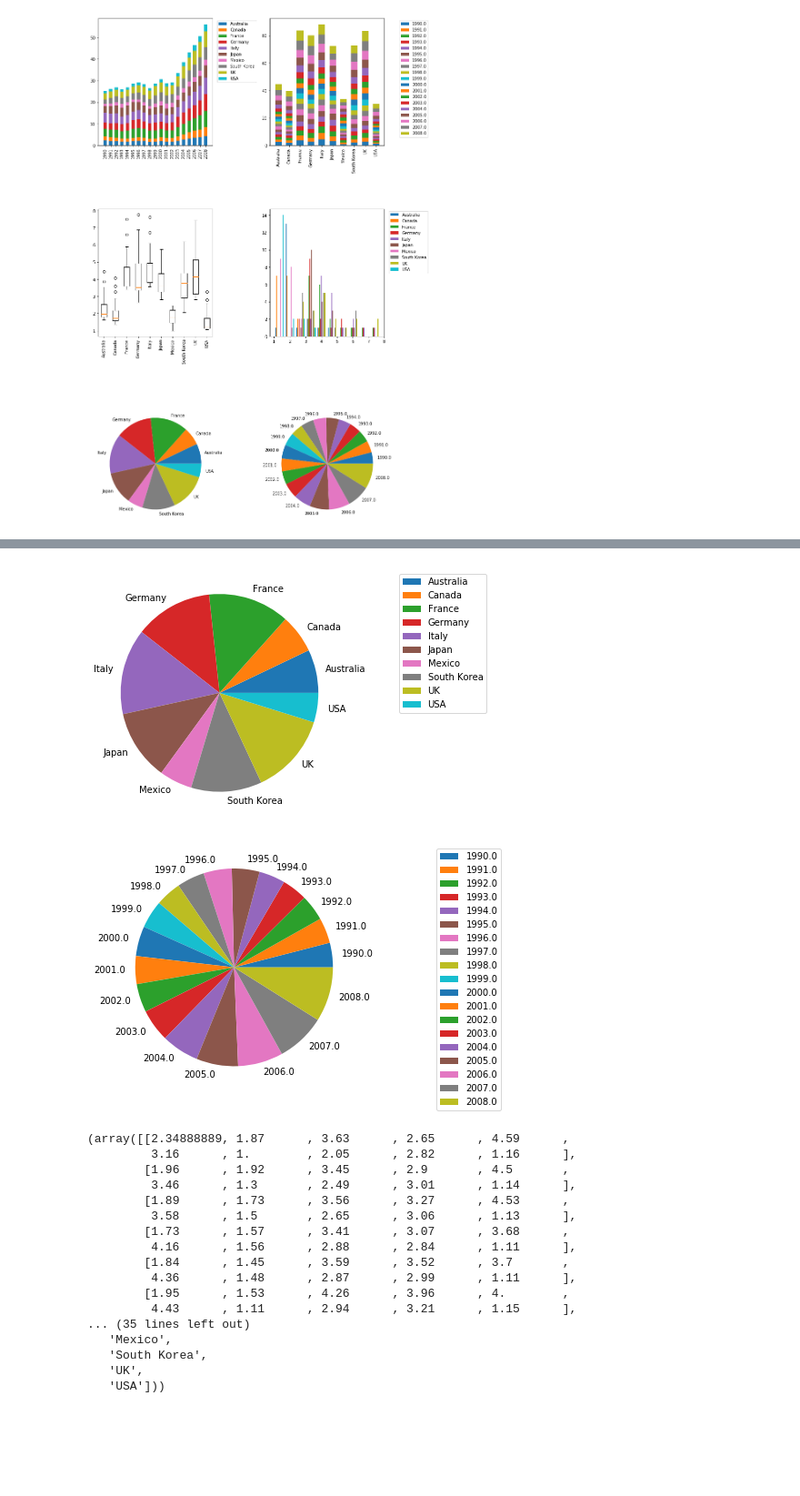
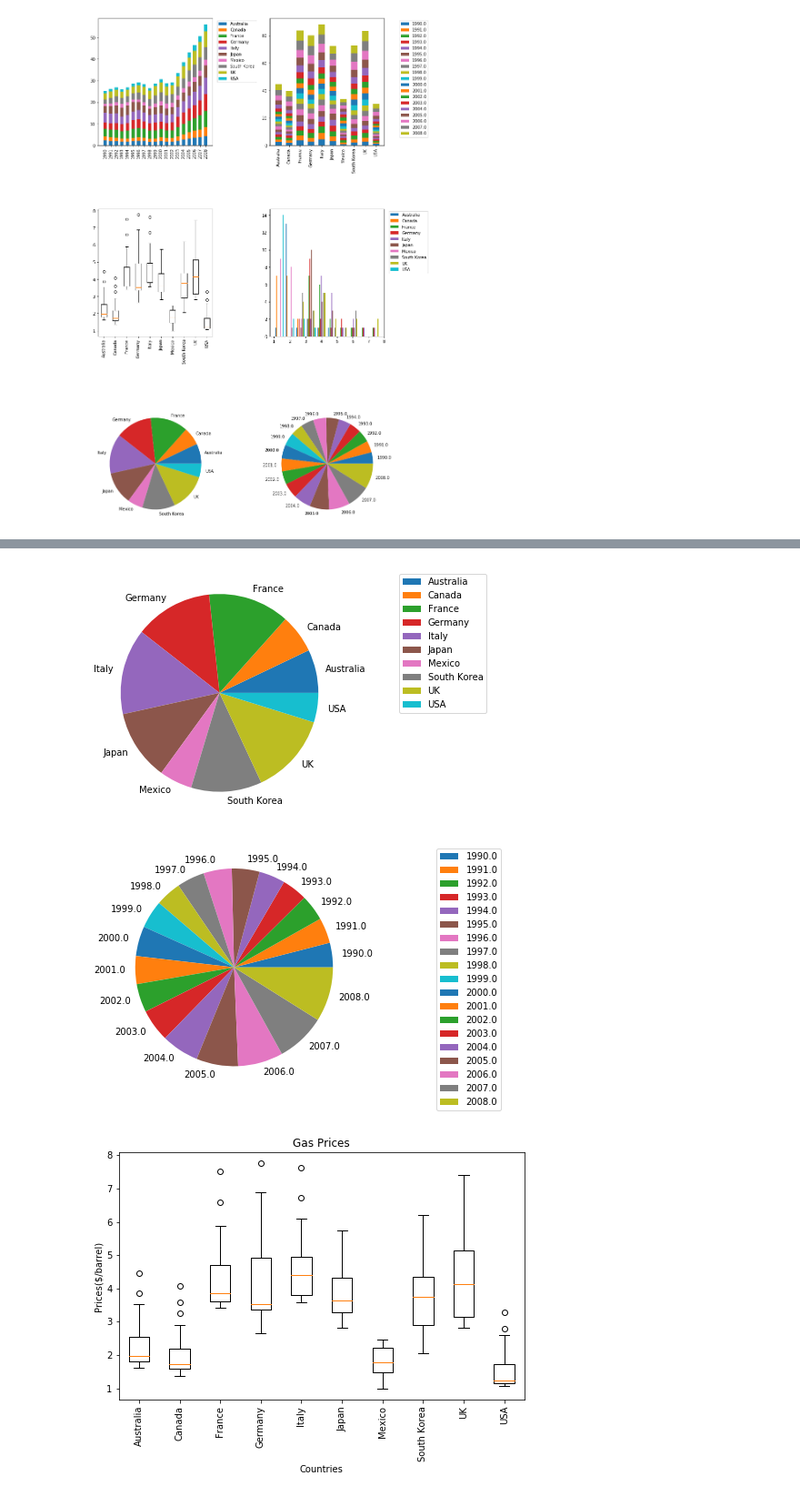
Before and after one commit to gsharansingh/easygplot, a Jupyter notebook: test.ipynb, the cells around one changed output, grey strips where cells are left out. Shown at 91% size. Saved outputs shown, nothing was run; the diff lists cells and outputs as text; code cells hidden in the pictures; blank space fills up the shorter version.

```diff
--- a/test.ipynb
+++ b/test.ipynb
@@ -87,22 +49,10 @@ plot_obj(mydata[:])
 # %%
-Plot.Pie(legend=True)(mydata[:])
+e = Plot.Pie(legend=True)(mydata[:])
 # %% [output]
 [figure]
 [figure]
-(array([[2.34888889, 1.87      , 3.63      , 2.65      , 4.59      ,
-         3.16      , 1.        , 2.05      , 2.82      , 1.16      ],
-        [1.96      , 1.92      , 3.45      , 2.9       , 4.5       ,
-         3.46      , 1.3       , 2.49      , 3.01      , 1.14      ],
-        [1.89      , 1.73      , 3.56      , 3.27      , 4.53      ,
-         3.58      , 1.5       , 2.65      , 3.06      , 1.13      ],
-        [1.73      , 1.57      , 3.41      , 3.07      , 3.68      ,
-         4.16      , 1.56      , 2.88      , 2.84      , 1.11      ],
-        [1.84      , 1.45      , 3.59      , 3.52      , 3.7       ,
-         4.36      , 1.48      , 2.87      , 2.99      , 1.11      ],
-        [1.95      , 1.53      , 4.26      , 3.96      , 4.        ,
-         4.43      , 1.11      , 2.94      , 3.21      , 1.15      ],
-... (35 lines left out)
-   'Mexico',
-   'South Korea',
-   'UK',
-   'USA']))
+# %%
+plot_line = Plot.Box( title = 'Gas Prices', y_label = 'Prices($/barrel)', x_label = "Countries")
+f = plot_line(mydata[:])
+# %% [output]
+[figure, added]
```
Also changed, not shown: parts of 8 cells of this notebook, 1 other file.
